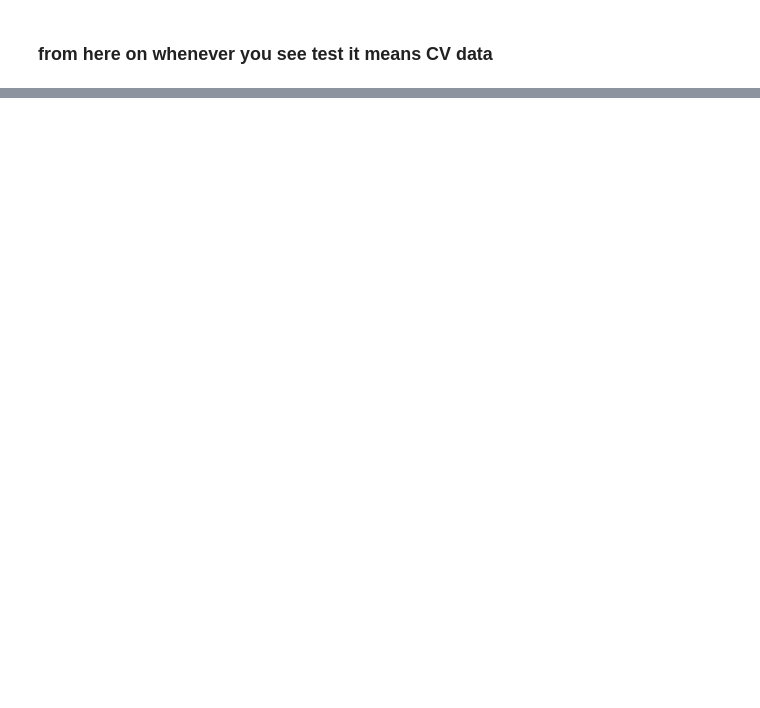
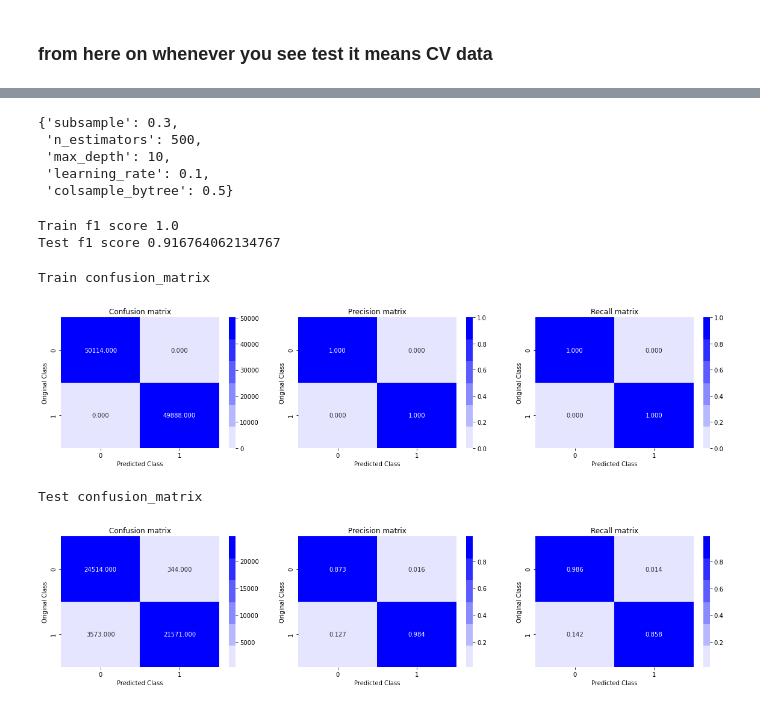
Before and after one commit to veer19951/Facebook-Friend-Recommendation, a Jupyter notebook: FB_Models.ipynb, the cells around one changed output, grey strips where cells are left out. Cells and saved outputs as stored; diff of their text form; code cells hidden in the pictures; blank space fills up the shorter version.

```diff
--- a/FB_Models.ipynb
+++ b/FB_Models.ipynb
@@ -254,0 +250,17 @@ https://storage.googleapis.com/kaggle-forum-message-attachments/2594/supervised_
+# %%
+import xgboost as xgb
+from sklearn.model_selection import RandomizedSearchCV
+
+x_cfl=xgb.XGBClassifier()
+
+prams={
+    'learning_rate':[0.01,0.03,0.05,0.1,0.15,0.2],
+     'n_estimators':[50,100,200,500],
+     'max_depth':[3,5,10],
+    'colsample_bytree':[0.1,0.3,0.5,1],
+    'subsample':[0.1,0.3,0.5,1]
+}
+random_cfl1=RandomizedSearchCV(x_cfl,param_distributions=prams,cv=3,scoring='f1',verbose=10,n_jobs=-1,return_train_score=True,random_state=25)
+random_cfl1.fit(df_final_train,y_train)
+print('mean test scores',random_cfl1.cv_results_['mean_test_score'])
+print('mean train scores',random_cfl1.cv_results_['mean_train_score'])
@@ -254,0 +280,29 @@ https://storage.googleapis.com/kaggle-forum-message-attachments/2594/supervised_
+# %%
+random_cfl1.best_params_
+# %% [output]
+{'subsample': 0.3,
+ 'n_estimators': 500,
+ 'max_depth': 10,
+ 'learning_rate': 0.1,
+ 'colsample_bytree': 0.5}
+# %%
+best_xgb=xgb.XGBClassifier(subsample=0.3,n_estimators=500,max_depth=10,learning_rate=0.1,colsample_bytree=0.5)
+best_xgb.fit(df_final_train,y_train)
+y_train_pred = best_xgb.predict(df_final_train)
+y_test_pred = best_xgb.predict(df_final_test)
+# %%
+print('Train f1 score',f1_score(y_train,y_train_pred))
+print('Test f1 score',f1_score(y_test,y_test_pred))
+# %% [output]
+Train f1 score 1.0
+Test f1 score 0.916764062134767
+# %%
+print('Train confusion_matrix')
+plot_confusion_matrix(y_train,y_train_pred)
+print('Test confusion_matrix')
+plot_confusion_matrix(y_test,y_test_pred)
+# %% [output]
+Train confusion_matrix
+[figure, added]
+Test confusion_matrix
+[figure, added]
```
Also changed, not shown: parts of 17 cells of this notebook.
